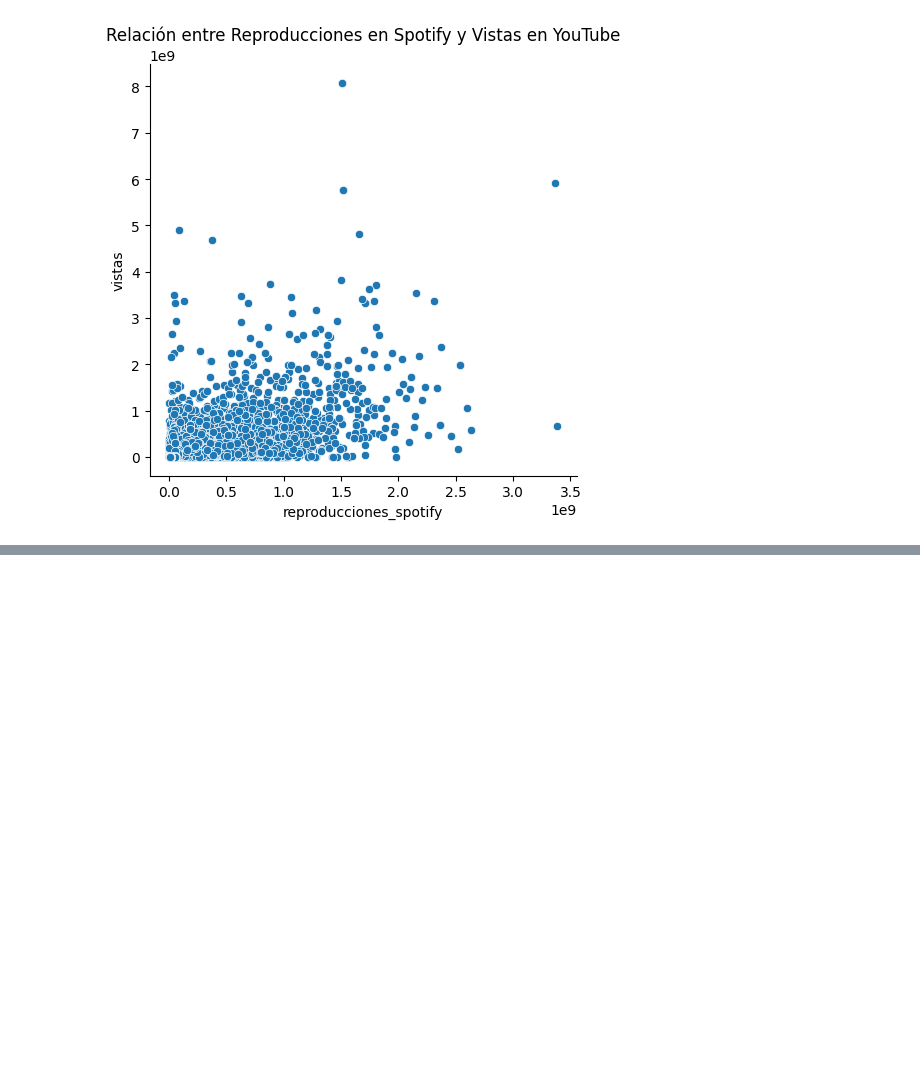
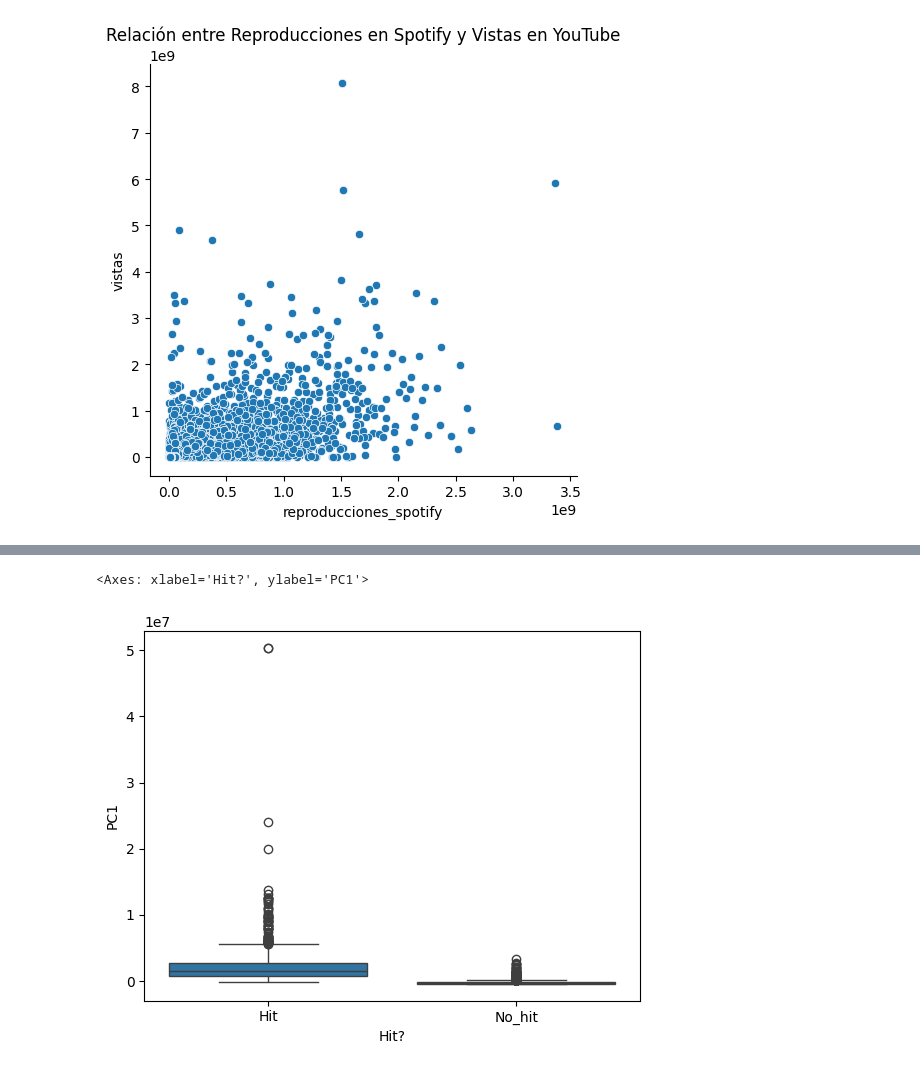
Before and after one commit to federico-700/TP1_spotify_youtube, a Jupyter notebook: Proyecto_spotify_youtube_parte_1_Domañski.ipynb, the cells around one changed output, grey strips where cells are left out. Cells and saved outputs as stored; diff of their text form; code cells hidden in the pictures; blank space fills up the shorter version.

```diff
--- a/Proyecto_spotify_youtube_parte_1_Domañski.ipynb
+++ b/Proyecto_spotify_youtube_parte_1_Domañski.ipynb
@@ -610,0 +794,5 @@ likes                                 0.648037  1.000000
+# %%
+# cuando utilizamos .transform estamos calculando la función para cada dato y generando el resultado
+# luego lo guardamos en un dataframe para poder utilizarlo más facilmente
+proyecciones = pd.DataFrame(modelo_pca.transform(df_limpio_2), index=df_limpio_2.index,columns=lista_componentes)
+proyecciones.round(3)
@@ -610,0 +813,5 @@ likes                                 0.648037  1.000000
+# %%
+#En este punto hicimos la transformación pero aún tenemos 12 variables, y como nuestro objetivo es simplificar
+#el problema, debemos escoger con cuantas variables nos vamos a quedar. En este caso solo me voy a quedar con la primera, PC1(este valor explica toda la varianza)
+
+proyecciones.drop(columns=['PC2', 'PC3','PC4', 'PC5','PC6', 'PC7','PC8', 'PC9','PC10', 'PC11','PC12'], inplace=True)
@@ -610,0 +834,4 @@ likes                                 0.648037  1.000000
+# %%
+# Agreguemos la columna de las hit? para poderla utilizar más adelante
+proyecciones['Hit?'] =  df_limpio_1["Hit?"]# Esto solo funciona por que tienen el mismo index
+proyecciones.round(2)
@@ -610,0 +852,10 @@ likes                                 0.648037  1.000000
+# %%
+#Gráfico de cajas (boxplot)
+#Un boxplot es útil para ver la distribución de PC1(likes) para cada una de las categorías de la variable Hit?.
+#Este gráfico te mostrará la mediana, los cuartiles y los valores atípicos para PC1 según si el video es un "hit"(tiene media y mediana mas alta,
+#lo cual era esperable) o "no_hit".
+
+sns.boxplot(x='Hit?', y='PC1', data=proyecciones)
+# %% [output]
+<Axes: xlabel='Hit?', ylabel='PC1'>
+[figure, added]
```
Also changed, not shown: parts of 68 cells of this notebook.
